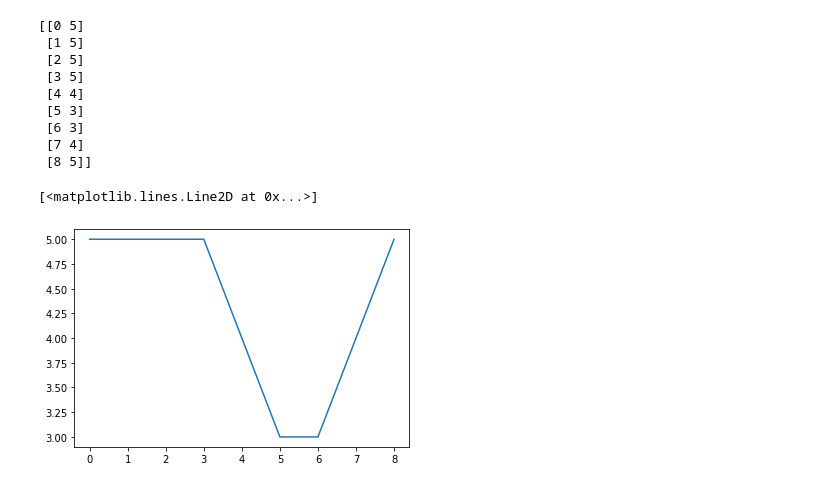
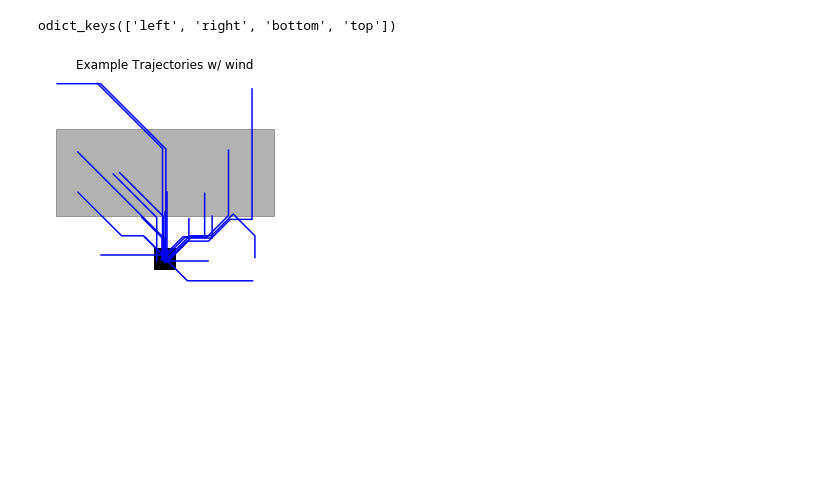
Before and after one commit to xlsun79/CS230Project, a Jupyter notebook: DebuggingNotebooks/TabularQLearning.ipynb, the cells around one changed output. Saved outputs shown, nothing was run; the diff lists cells and outputs as text; code cells hidden in the pictures; blank space fills up the shorter version.

```diff
--- a/DebuggingNotebooks/TabularQLearning.ipynb
+++ b/DebuggingNotebooks/TabularQLearning.ipynb
@@ -239,17 +261,24 @@ while h_wind.hand_pos != h_wind.targ_pos:
-# %%
-hand_pos = np.array(hand_pos)
-print(hand_pos)
-f,ax = plt.subplots()
-ax.plot(hand_pos[:,0],hand_pos[:,1])
-# %% [output]
-[[0 5]
- [1 5]
- [2 5]
- [3 5]
- [4 4]
- [5 3]
- [6 3]
- [7 4]
- [8 5]]
-[<matplotlib.lines.Line2D at 0x...>]
-[figure, removed]
+# %%
+f,ax = plt.subplots()
+im = np.zeros((NPIXELY,NPIXELX))
+im[h_wind.targ_pos[0],h_wind.targ_pos[1]] = 1
+ax.imshow(im,cmap='Greys')
+
+ax.fill_between([0,10],[2,2],[6,6],color='black',alpha=.3)
+for it in range(len(hand_pos)):
+
+    _hpos = np.array(hand_pos[it])
+    _hpos = _hpos+.1*np.random.randn(1,2)
+    ax.plot(_hpos[:,1],_hpos[:,0],color='blue')
+
+
+ax.set_xticks([])
+ax.set_yticks([])
+print(ax.spines.keys())
+for k in ax.spines:
+    ax.spines[k].set_visible(False)
+ax.set_title("Example Trajectories w/ wind")
+f.savefig("tabularQLearningTrajectories_wind.pdf",format='pdf')
+# %% [output]
+odict_keys(['left', 'right', 'bottom', 'top'])
+[figure, added]
```
Also changed, not shown: parts of 9 cells of this notebook, 3 other files.
